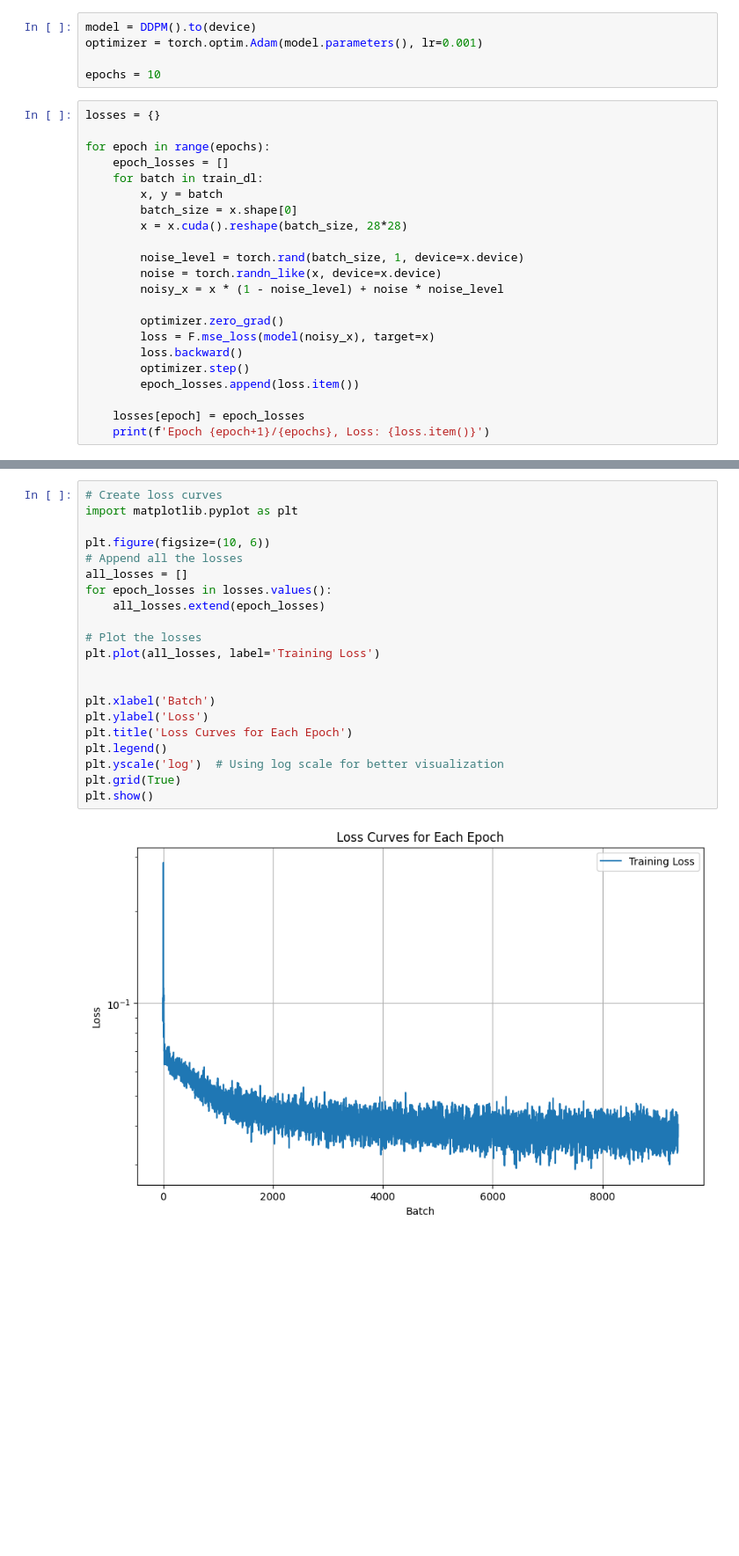
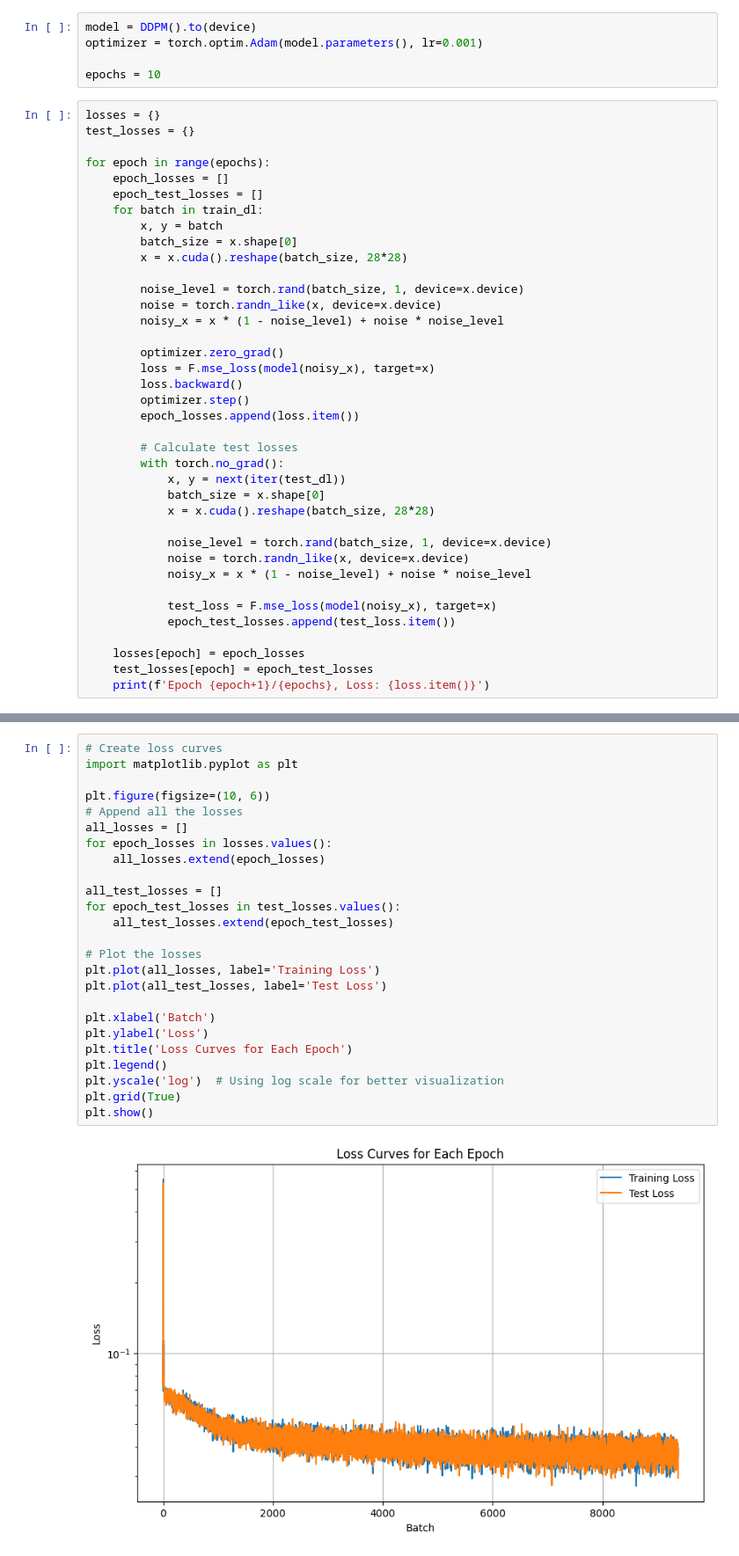
Before and after one commit to SwayStar123/simplest_diffusion, a Jupyter notebook: diffusion.ipynb, the cells around one changed output, grey strips where cells are left out. Shown: that part at 88% size. Drawn from its saved outputs; the diff is of its cells as text; blank space fills up the shorter version.

Commit message:
add test losses

```diff
--- a/diffusion.ipynb
+++ b/diffusion.ipynb
@@ -60,9 +60,11 @@ optimizer = torch.optim.Adam(model.parameters(), lr=0.001)
 epochs = 10
 # %%
 losses = {}
+test_losses = {}
 
 for epoch in range(epochs):
     epoch_losses = []
+    epoch_test_losses = []
     for batch in train_dl:
         x, y = batch
         batch_size = x.shape[0]
@@ -78,6 +80,20 @@ for epoch in range(epochs):
         optimizer.step()
         epoch_losses.append(loss.item())
 
+        # Calculate test losses
+        with torch.no_grad():
+            x, y = next(iter(test_dl))
+            batch_size = x.shape[0]
+            x = x.cuda().reshape(batch_size, 28*28)
+
+            noise_level = torch.rand(batch_size, 1, device=x.device)
+            noise = torch.randn_like(x, device=x.device)
+            noisy_x = x * (1 - noise_level) + noise * noise_level
+
+            test_loss = F.mse_loss(model(noisy_x), target=x)
+            epoch_test_losses.append(test_loss.item())
+
     losses[epoch] = epoch_losses
+    test_losses[epoch] = epoch_test_losses
     print(f'Epoch {epoch+1}/{epochs}, Loss: {loss.item()}')
 # %% [output]
@@ -94,26 +110,30 @@ Epoch 10/10, Loss: 0.04027339443564415
 # %%
 # Create loss curves
 import matplotlib.pyplot as plt
 
 plt.figure(figsize=(10, 6))
 # Append all the losses
 all_losses = []
 for epoch_losses in losses.values():
     all_losses.extend(epoch_losses)
 
+all_test_losses = []
+for epoch_test_losses in test_losses.values():
+    all_test_losses.extend(epoch_test_losses)
+
 # Plot the losses
 plt.plot(all_losses, label='Training Loss')
-
+plt.plot(all_test_losses, label='Test Loss')
 
 plt.xlabel('Batch')
 plt.ylabel('Loss')
 plt.title('Loss Curves for Each Epoch')
 plt.legend()
 plt.yscale('log')  # Using log scale for better visualization
 plt.grid(True)
 plt.show()
 # %% [output]
-[figure, old version]
+[figure, new version]
 # %%
 def sample(model, bs: int = 9, steps: int = 100):
     x = torch.randn(bs, 28*28).to(device)
```
Also changed, not shown: parts of 3 cells of this notebook.
